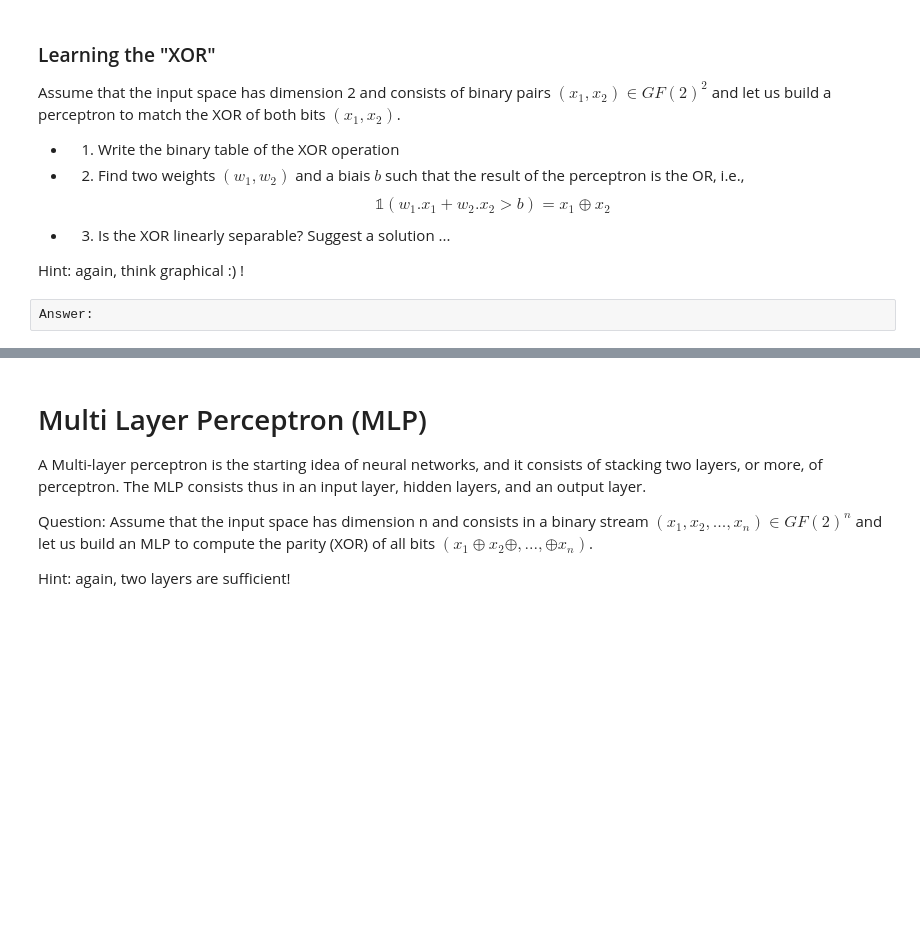
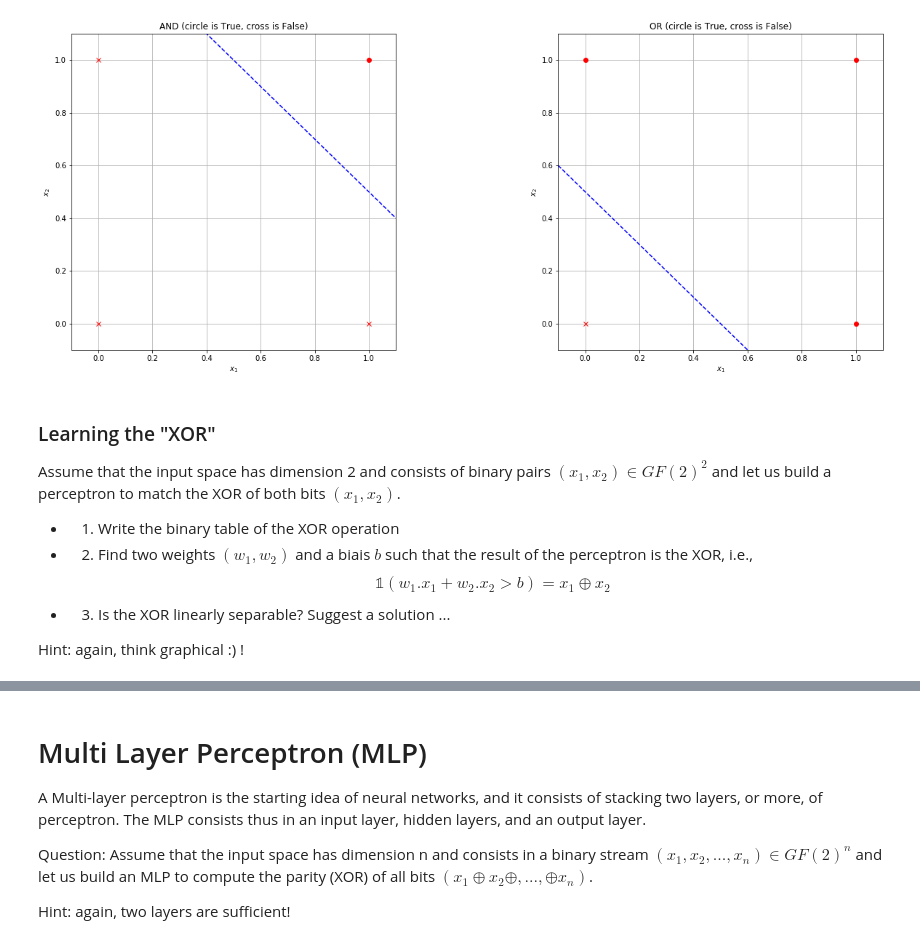
Before and after one commit to graille/ITR315-deep-telecom, a Jupyter notebook: 3- Introduction to neural networks.ipynb, the cells around one changed output, grey strips where cells are left out. Saved outputs shown, nothing was run; the diff lists cells and outputs as text; code cells hidden in the pictures; blank space fills up the shorter version.

```diff
--- a/3- Introduction to neural networks.ipynb
+++ b/3- Introduction to neural networks.ipynb
@@ -47,13 +60,42 @@ Answer:
+# %%
+### Graphical point of view
+
+import matplotlib.pyplot as plt
+
+fig = plt.figure(figsize=(20, 8))
+ax = fig.add_subplot(121)
+plt.grid()
+plt.plot([0,0,1],[0,1,0],'rx')
+plt.plot([1],[1],'ro')
+plt.plot([0,1.5],[1.5,0],'b--')
+plt.xlim((-0.1,1.1))
+plt.ylim((-0.1,1.1))
+plt.title('AND (circle is True, cross is False)')
+plt.xlabel('$x_1$')
+plt.ylabel('$x_2$')
+
+ax = fig.add_subplot(122)
+plt.grid()
+plt.plot([0],[0],'rx')
+plt.plot([0,1,1],[1,0,1],'ro')
+plt.plot([-1,1.5],[1.5,-1],'b--')
+plt.xlim((-0.1,1.1))
+plt.ylim((-0.1,1.1))
+plt.title('OR (circle is True, cross is False)')
+plt.xlabel('$x_1$')
+plt.ylabel('$x_2$')
+
+plt.subplots_adjust(wspace = 0.5)
+# %% [output]
+[figure, added]
 # %% [markdown]
 ### Learning the "XOR"
 
 Assume that the input space has dimension 2 and consists of binary pairs $(x_1, x_2) \in GF(2)^2$ and let us build a perceptron to match the XOR of both bits $(x_1, x_2)$.
 
 - 1. Write the binary table of the XOR operation
-- 2. Find two weights $(w_1,w_2)$ and a biais $b$ such that the result of the perceptron is the OR, i.e.,
+- 2. Find two weights $(w_1,w_2)$ and a biais $b$ such that the result of the perceptron is the XOR, i.e.,
 $$\mathbb{1} \left(   w_{1}. x_1 + w_2. x_2  > b  \right) = x_1  \oplus x_2 $$
 - 3. Is the XOR linearly separable? Suggest a solution ...
 
 Hint: again, think graphical :) !
-# %% [raw]
-Answer:
```
Also changed, not shown: parts of 7 cells of this notebook, 2 other files.
